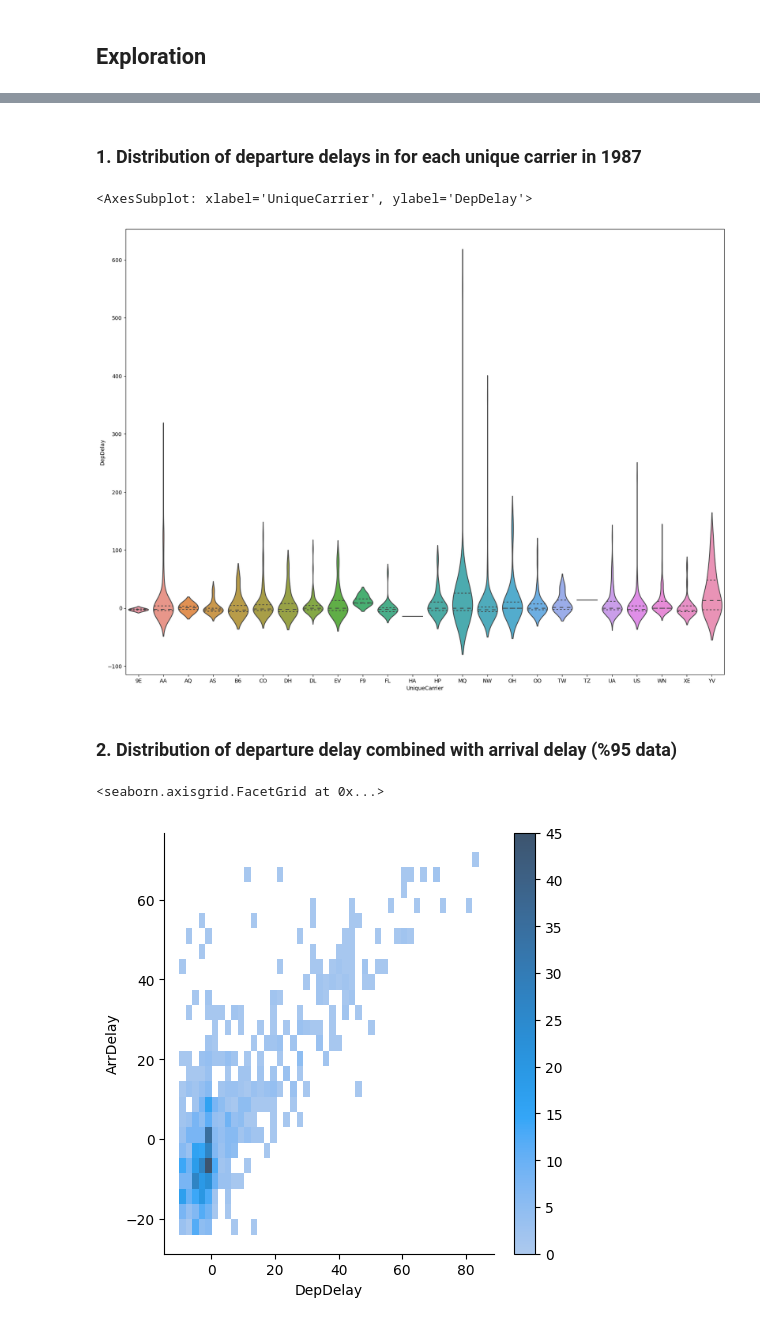
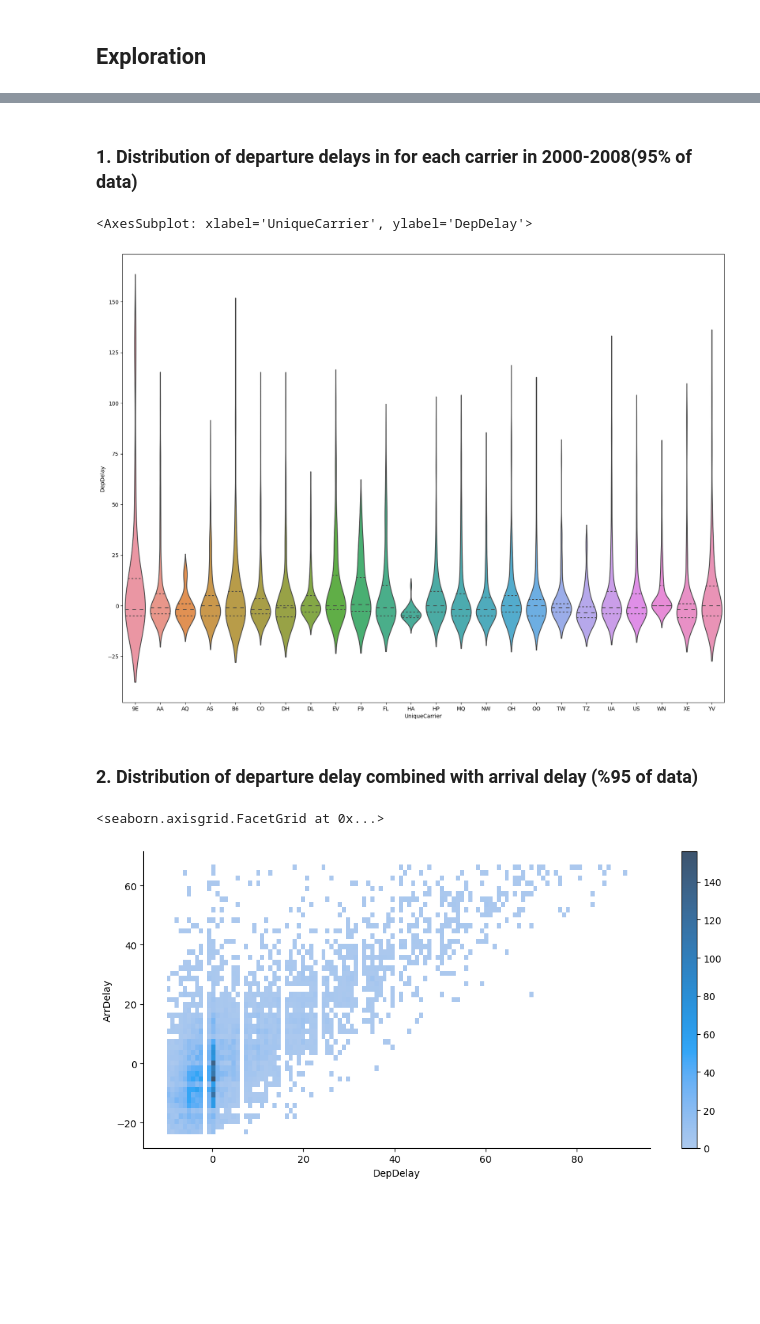
Before and after one commit to nadavoved/another_analysis, a Jupyter notebook: Part_I_notebook.ipynb, the cells around one changed output, grey strips where cells are left out. Drawn from its saved outputs; the diff is of its cells as text; code cells hidden in the pictures; blank space fills up the shorter version.

```diff
--- a/Part_I_notebook.ipynb
+++ b/Part_I_notebook.ipynb
@@ -78,19 +99,20 @@ def drop_outliers(data, value_col, p=5, category_col=None):
     else:
         return trunc(data)
 # %% [markdown]
-### 1. Distribution of departure delays in for each unique carrier in 1987
+### 1. Distribution of departure delays in for each carrier in 2000-2008(95% of data)
 # %%
-fig, ax = plt.subplots(figsize=(20, 15))
-sns.violinplot(data=df, x='UniqueCarrier', y='DepDelay', inner='quartile', scale='width')
+fig = plt.figure(figsize=(20, 15))
+chart_data = drop_outliers(df, value_col='DepDelay', category_col='UniqueCarrier')
+sns.violinplot(data=chart_data, x='UniqueCarrier', y='DepDelay', inner='quartile', scale='width')
 # %% [output]
 <AxesSubplot: xlabel='UniqueCarrier', ylabel='DepDelay'>
-[figure, old version]
+[figure, new version]
 # %% [markdown]
-### 2. Distribution of departure delay combined with arrival delay (%95 data)
+### 2. Distribution of departure delay combined with arrival delay (%95 of data)
 # %%
-clean_data = drop_outliers(drop_outliers(df, 'DepDelay'), 'ArrDelay')
-sns.displot(data=clean_data, x='DepDelay', y='ArrDelay', cbar=True)
+chart_data = drop_outliers(drop_outliers(df, 'DepDelay'), 'ArrDelay')
+sns.displot(data=chart_data, x='DepDelay', y='ArrDelay', cbar=True, aspect=2)
 # %% [output]
 <seaborn.axisgrid.FacetGrid at 0x...>
-[figure, old version]
+[figure, new version]
 # %% [markdown]
```
Also changed, not shown: parts of 15 cells of this notebook, 1 other file.
